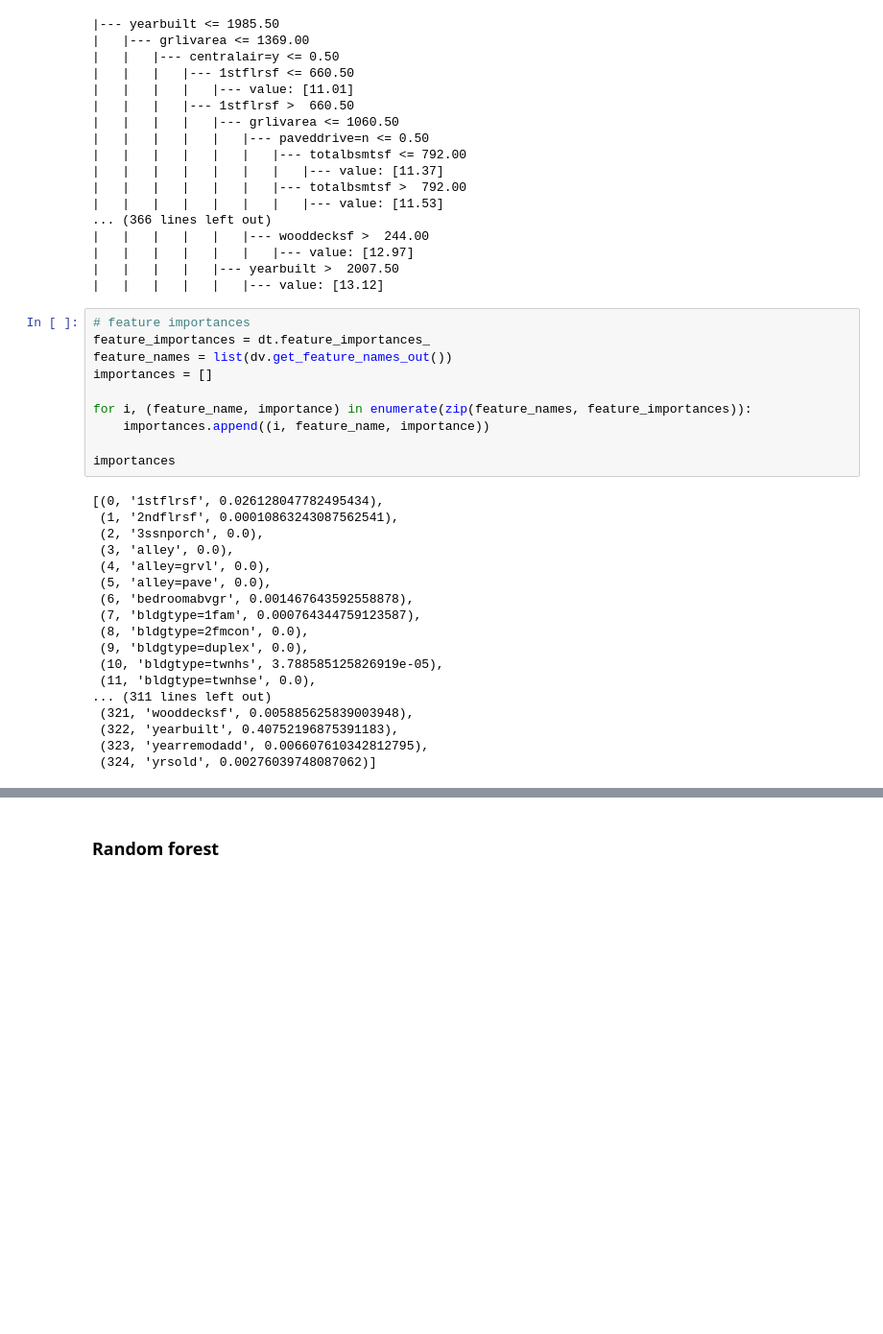
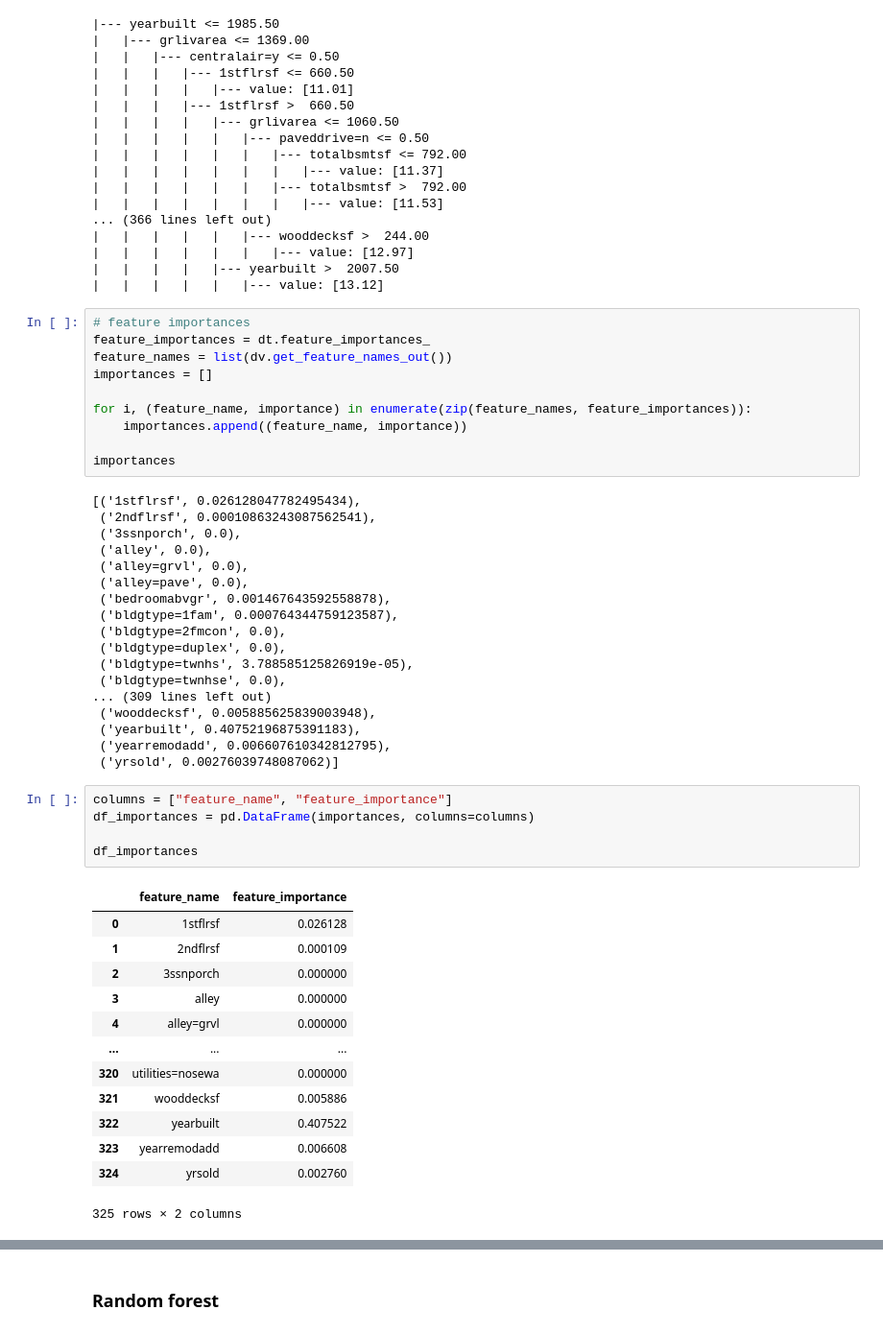
Before and after one commit to sarah-zhan/house_price_prediction, a Jupyter notebook: main.ipynb, the cells around one changed output, grey strips where cells are left out. Shown at 96% size. Drawn from its saved outputs; the diff is of its cells as text; blank space fills up the shorter version.

```diff
--- a/main.ipynb
+++ b/main.ipynb
@@ -343,24 +343,43 @@ feature_names = list(dv.get_feature_names_out())
 importances = []
 
 for i, (feature_name, importance) in enumerate(zip(feature_names, feature_importances)):
-    importances.append((i, feature_name, importance))
+    importances.append((feature_name, importance))
 
 importances
 # %% [output]
-[(0, '1stflrsf', 0.026128047782495434),
- (1, '2ndflrsf', 0.00010863243087562541),
- (2, '3ssnporch', 0.0),
- (3, 'alley', 0.0),
- (4, 'alley=grvl', 0.0),
- (5, 'alley=pave', 0.0),
- (6, 'bedroomabvgr', 0.001467643592558878),
- (7, 'bldgtype=1fam', 0.000764344759123587),
- (8, 'bldgtype=2fmcon', 0.0),
- (9, 'bldgtype=duplex', 0.0),
- (10, 'bldgtype=twnhs', 3.788585125826919e-05),
- (11, 'bldgtype=twnhse', 0.0),
-... (311 lines left out)
- (321, 'wooddecksf', 0.005885625839003948),
- (322, 'yearbuilt', 0.40752196875391183),
- (323, 'yearremodadd', 0.006607610342812795),
- (324, 'yrsold', 0.00276039748087062)]
+[('1stflrsf', 0.026128047782495434),
+ ('2ndflrsf', 0.00010863243087562541),
+ ('3ssnporch', 0.0),
+ ('alley', 0.0),
+ ('alley=grvl', 0.0),
+ ('alley=pave', 0.0),
+ ('bedroomabvgr', 0.001467643592558878),
+ ('bldgtype=1fam', 0.000764344759123587),
+ ('bldgtype=2fmcon', 0.0),
+ ('bldgtype=duplex', 0.0),
+ ('bldgtype=twnhs', 3.788585125826919e-05),
+ ('bldgtype=twnhse', 0.0),
+... (309 lines left out)
+ ('wooddecksf', 0.005885625839003948),
+ ('yearbuilt', 0.40752196875391183),
+ ('yearremodadd', 0.006607610342812795),
+ ('yrsold', 0.00276039748087062)]
+# %%
+columns = ["feature_name", "feature_importance"]
+df_importances = pd.DataFrame(importances, columns=columns)
+
+df_importances
+# %% [output]
+|  | feature_name | feature_importance |
+| 0 | 1stflrsf | 0.026128 |
+| 1 | 2ndflrsf | 0.000109 |
+| 2 | 3ssnporch | 0.000000 |
+| 3 | alley | 0.000000 |
+| 4 | alley=grvl | 0.000000 |
+| ... | ... | ... |
+| 320 | utilities=nosewa | 0.000000 |
+| 321 | wooddecksf | 0.005886 |
+| 322 | yearbuilt | 0.407522 |
+| 323 | yearremodadd | 0.006608 |
+| 324 | yrsold | 0.002760 |
+325 rows × 2 columns
```
Also changed, not shown: parts of 2 cells of this notebook.
